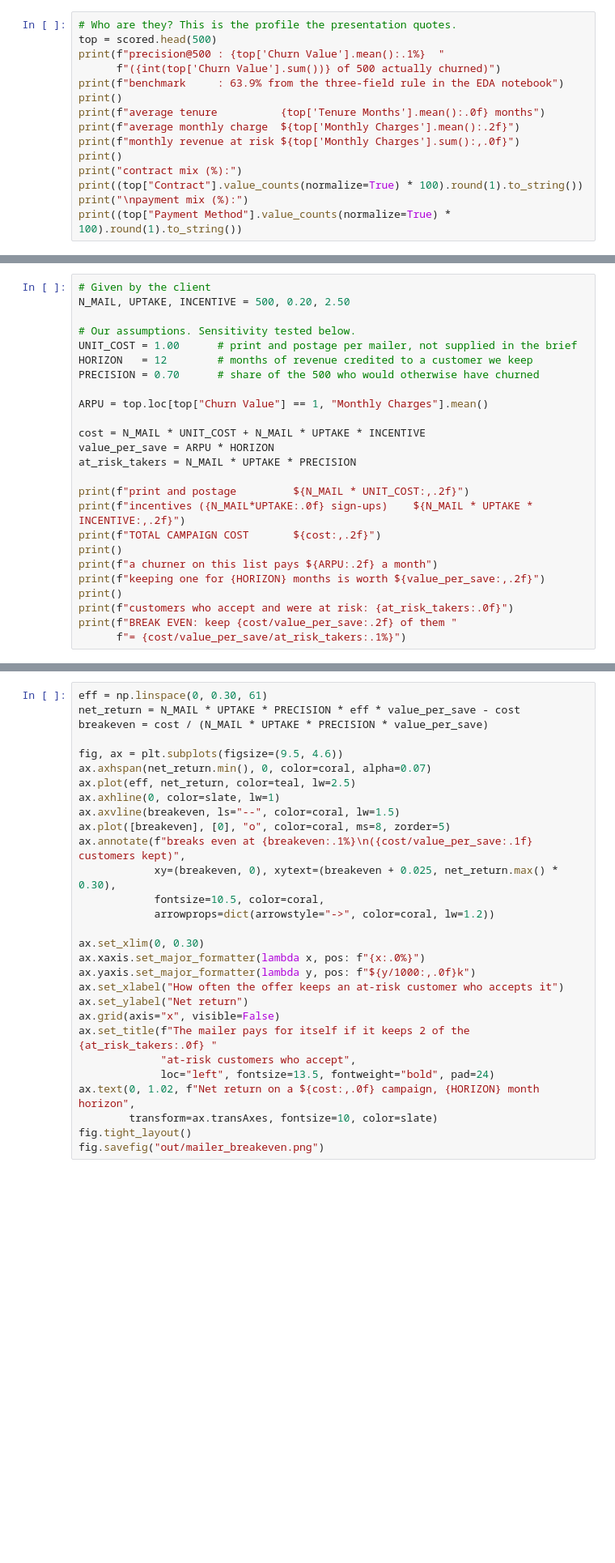
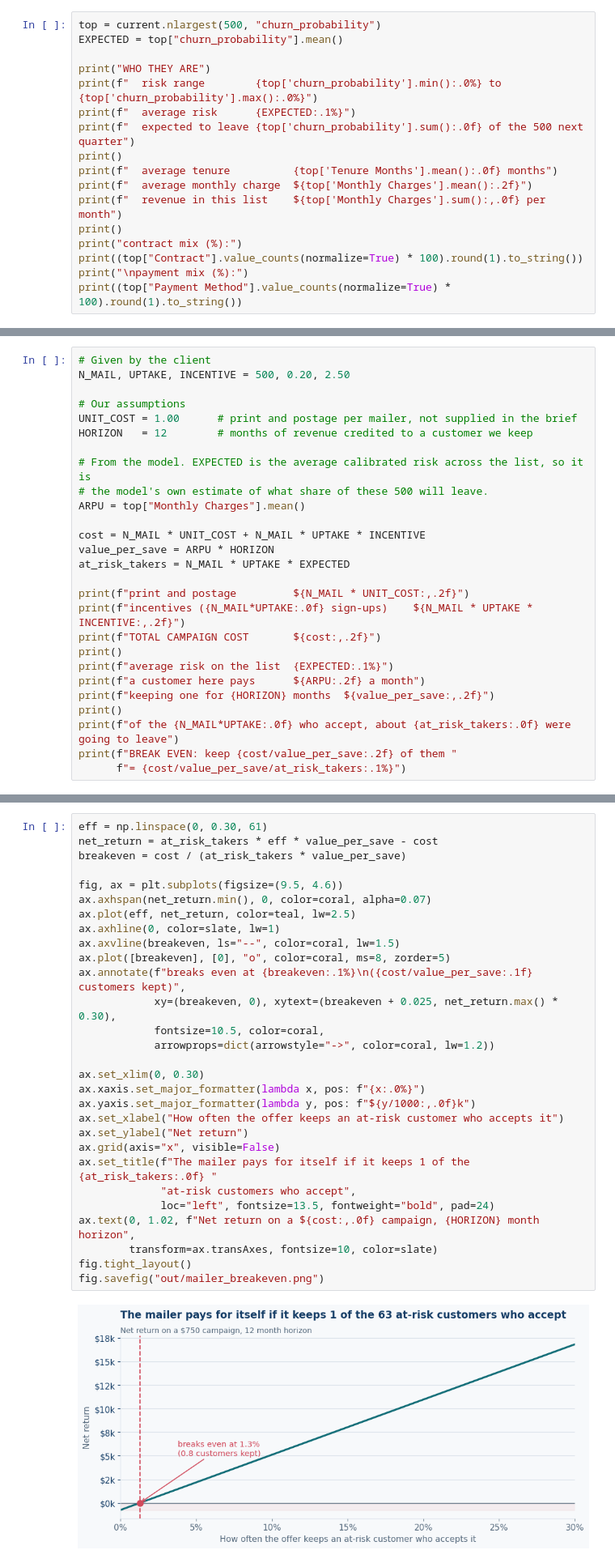
Before and after one commit to oum4r/df-swan-teleco-consulting, a Jupyter notebook: C - Business.ipynb, the cells around one changed output, grey strips where cells are left out. Shown at 81% size. Saved outputs shown, nothing was run; the diff lists cells and outputs as text; blank space fills up the shorter version.

```diff
--- a/C - Business.ipynb
+++ b/C - Business.ipynb
@@ -161,13 +228,15 @@ mailer.head()
 # %%
-# Who are they? This is the profile the presentation quotes.
-top = scored.head(500)
-print(f"precision@500 : {top['Churn Value'].mean():.1%}  "
-      f"({int(top['Churn Value'].sum())} of 500 actually churned)")
-print(f"benchmark     : 63.9% from the three-field rule in the EDA notebook")
+top = current.nlargest(500, "churn_probability")
+EXPECTED = top["churn_probability"].mean()
+
+print("WHO THEY ARE")
+print(f"  risk range        {top['churn_probability'].min():.0%} to {top['churn_probability'].max():.0%}")
+print(f"  average risk      {EXPECTED:.1%}")
+print(f"  expected to leave {top['churn_probability'].sum():.0f} of the 500 next quarter")
 print()
-print(f"average tenure          {top['Tenure Months'].mean():.0f} months")
-print(f"average monthly charge  ${top['Monthly Charges'].mean():.2f}")
-print(f"monthly revenue at risk ${top['Monthly Charges'].sum():,.0f}")
+print(f"  average tenure          {top['Tenure Months'].mean():.0f} months")
+print(f"  average monthly charge  ${top['Monthly Charges'].mean():.2f}")
+print(f"  revenue in this list    ${top['Monthly Charges'].sum():,.0f} per month")
 print()
 print("contract mix (%):")
 print((top["Contract"].value_counts(normalize=True) * 100).round(1).to_string())
@@ -312,24 +455,26 @@ So the question is inverted: how well would it have to work to be worth doing?
 # Given by the client
 N_MAIL, UPTAKE, INCENTIVE = 500, 0.20, 2.50
 
-# Our assumptions. Sensitivity tested below.
+# Our assumptions
 UNIT_COST = 1.00      # print and postage per mailer, not supplied in the brief
 HORIZON   = 12        # months of revenue credited to a customer we keep
-PRECISION = 0.70      # share of the 500 who would otherwise have churned
 
-ARPU = top.loc[top["Churn Value"] == 1, "Monthly Charges"].mean()
+# From the model. EXPECTED is the average calibrated risk across the list, so it is
+# the model's own estimate of what share of these 500 will leave.
+ARPU = top["Monthly Charges"].mean()
 
 cost = N_MAIL * UNIT_COST + N_MAIL * UPTAKE * INCENTIVE
 value_per_save = ARPU * HORIZON
-at_risk_takers = N_MAIL * UPTAKE * PRECISION
+at_risk_takers = N_MAIL * UPTAKE * EXPECTED
 
 print(f"print and postage         ${N_MAIL * UNIT_COST:,.2f}")
 print(f"incentives ({N_MAIL*UPTAKE:.0f} sign-ups)    ${N_MAIL * UPTAKE * INCENTIVE:,.2f}")
 print(f"TOTAL CAMPAIGN COST       ${cost:,.2f}")
 print()
-print(f"a churner on this list pays ${ARPU:.2f} a month")
-print(f"keeping one for {HORIZON} months is worth ${value_per_save:,.2f}")
+print(f"average risk on the list  {EXPECTED:.1%}")
+print(f"a customer here pays      ${ARPU:.2f} a month")
+print(f"keeping one for {HORIZON} months  ${value_per_save:,.2f}")
 print()
-print(f"customers who accept and were at risk: {at_risk_takers:.0f}")
+print(f"of the {N_MAIL*UPTAKE:.0f} who accept, about {at_risk_takers:.0f} were going to leave")
 print(f"BREAK EVEN: keep {cost/value_per_save:.2f} of them "
       f"= {cost/value_per_save/at_risk_takers:.1%}")
@@ -353,30 +528,32 @@ sens.style.format({"mailer cost": "${:.2f}", "precision@500": "{:.0%}",
 # %%
 eff = np.linspace(0, 0.30, 61)
-net_return = N_MAIL * UPTAKE * PRECISION * eff * value_per_save - cost
-breakeven = cost / (N_MAIL * UPTAKE * PRECISION * value_per_save)
+net_return = at_risk_takers * eff * value_per_save - cost
+breakeven = cost / (at_risk_takers * value_per_save)
 
 fig, ax = plt.subplots(figsize=(9.5, 4.6))
 ax.axhspan(net_return.min(), 0, color=coral, alpha=0.07)
 ax.plot(eff, net_return, color=teal, lw=2.5)
 ax.axhline(0, color=slate, lw=1)
 ax.axvline(breakeven, ls="--", color=coral, lw=1.5)
 ax.plot([breakeven], [0], "o", color=coral, ms=8, zorder=5)
 ax.annotate(f"breaks even at {breakeven:.1%}\n({cost/value_per_save:.1f} customers kept)",
             xy=(breakeven, 0), xytext=(breakeven + 0.025, net_return.max() * 0.30),
             fontsize=10.5, color=coral,
             arrowprops=dict(arrowstyle="->", color=coral, lw=1.2))
 
 ax.set_xlim(0, 0.30)
 ax.xaxis.set_major_formatter(lambda x, pos: f"{x:.0%}")
 ax.yaxis.set_major_formatter(lambda y, pos: f"${y/1000:,.0f}k")
 ax.set_xlabel("How often the offer keeps an at-risk customer who accepts it")
 ax.set_ylabel("Net return")
 ax.grid(axis="x", visible=False)
-ax.set_title(f"The mailer pays for itself if it keeps 2 of the {at_risk_takers:.0f} "
+ax.set_title(f"The mailer pays for itself if it keeps 1 of the {at_risk_takers:.0f} "
              "at-risk customers who accept",
              loc="left", fontsize=13.5, fontweight="bold", pad=24)
 ax.text(0, 1.02, f"Net return on a ${cost:,.0f} campaign, {HORIZON} month horizon",
         transform=ax.transAxes, fontsize=10, color=slate)
 fig.tight_layout()
 fig.savefig("out/mailer_breakeven.png")
+# %% [output]
+[figure, added]
 # %% [markdown]
```
Also changed, not shown: parts of 35 cells of this notebook, 2 other files.
